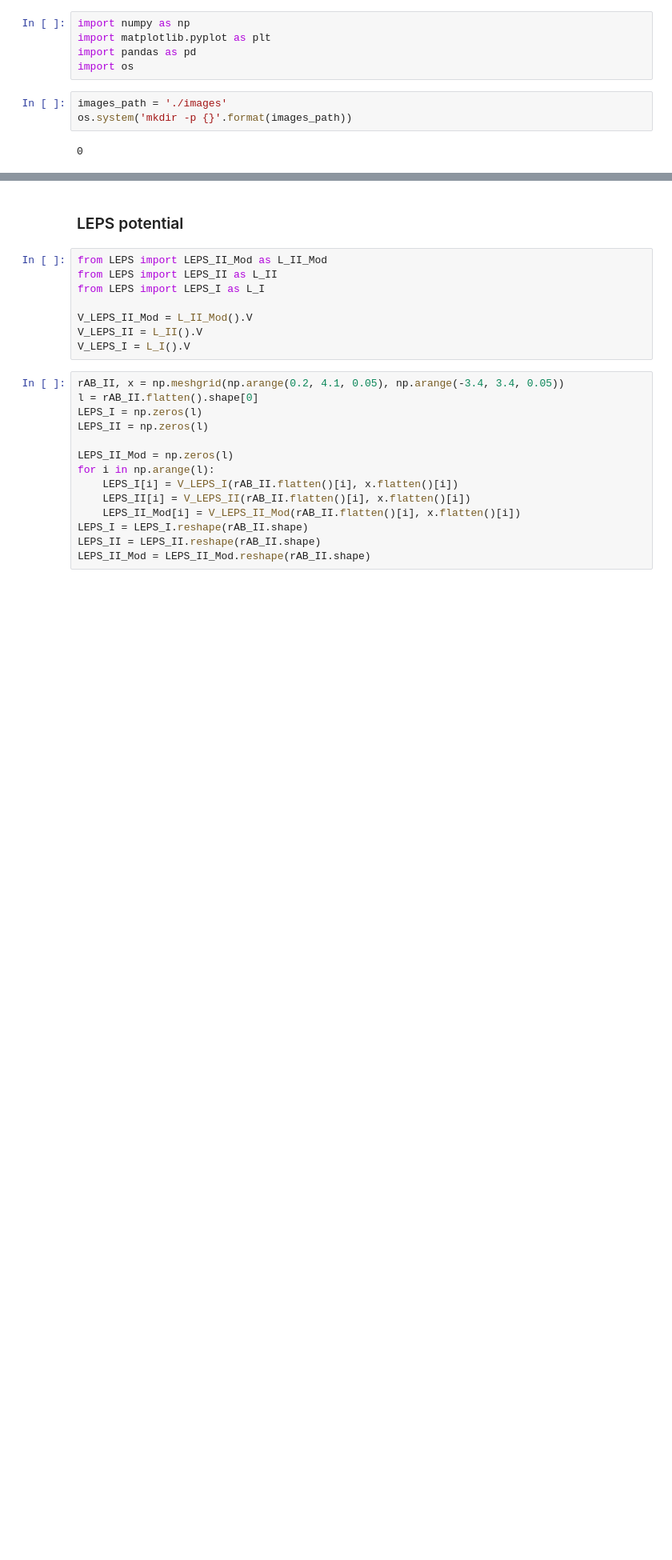
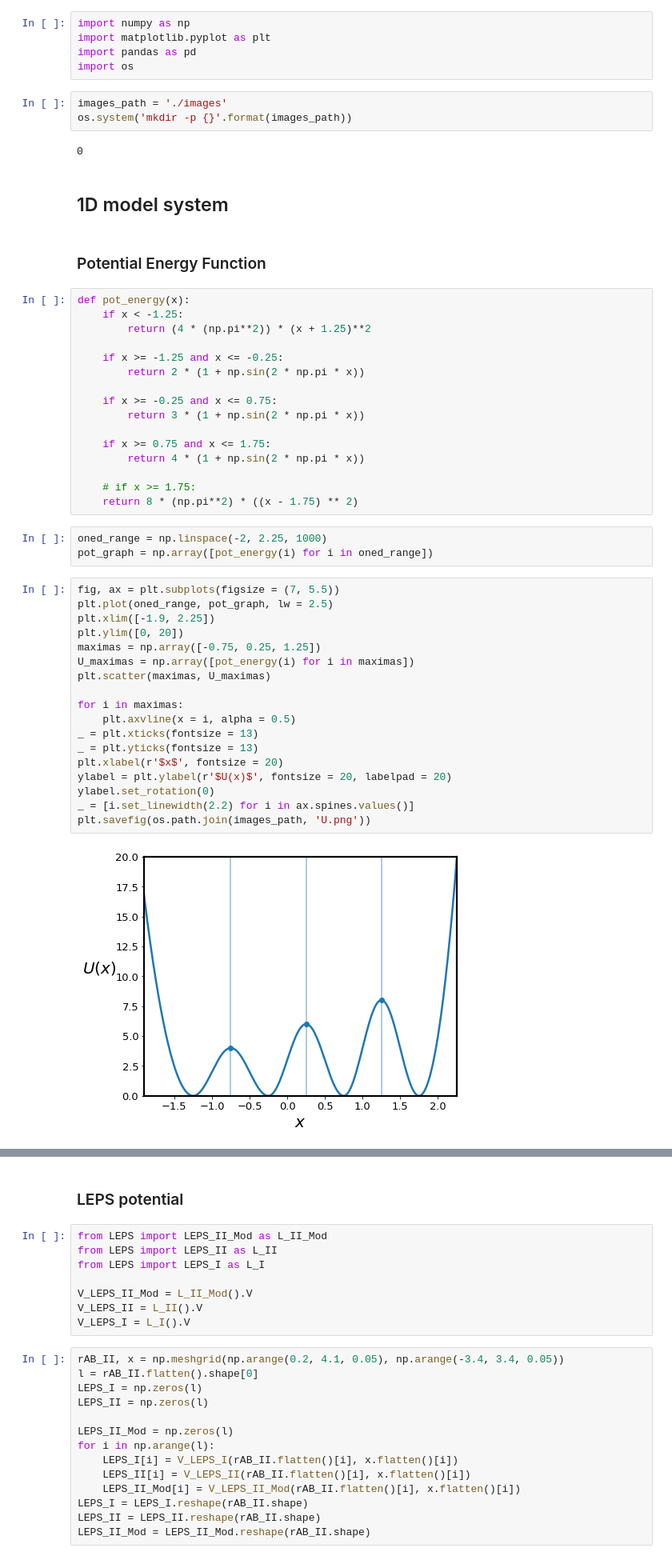
Before and after one commit to shaunak-badani/RENS, a Jupyter notebook: 1D_notebooks/All_figures_of_paper.ipynb, the cells around one changed output, grey strips where cells are left out. Shown: that part at 80% size. Drawn from its saved outputs; the diff is of its cells as text; blank space fills up the shorter version.

Commit message:
Updated figures notebook

```diff
--- a/1D_notebooks/All_figures_of_paper.ipynb
+++ b/1D_notebooks/All_figures_of_paper.ipynb
@@ -8,3 +8,46 @@ images_path = './images'
 os.system('mkdir -p {}'.format(images_path))
 # %% [output]
 0
+# %% [markdown]
+## 1D model system
+# %% [markdown]
+### Potential Energy Function
+# %%
+def pot_energy(x):
+    if x < -1.25:
+        return (4 * (np.pi**2)) * (x + 1.25)**2
+
+    if x >= -1.25 and x <= -0.25:
+        return 2 * (1 + np.sin(2 * np.pi * x))
+
+    if x >= -0.25 and x <= 0.75:
+        return 3 * (1 + np.sin(2 * np.pi * x))
+
+    if x >= 0.75 and x <= 1.75:
+        return 4 * (1 + np.sin(2 * np.pi * x))
+
+    # if x >= 1.75:
+    return 8 * (np.pi**2) * ((x - 1.75) ** 2)
+# %%
+oned_range = np.linspace(-2, 2.25, 1000)
+pot_graph = np.array([pot_energy(i) for i in oned_range])
+# %%
+fig, ax = plt.subplots(figsize = (7, 5.5))
+plt.plot(oned_range, pot_graph, lw = 2.5)
+plt.xlim([-1.9, 2.25])
+plt.ylim([0, 20])
+maximas = np.array([-0.75, 0.25, 1.25])
+U_maximas = np.array([pot_energy(i) for i in maximas])
+plt.scatter(maximas, U_maximas)
+
+for i in maximas:
+    plt.axvline(x = i, alpha = 0.5)
+_ = plt.xticks(fontsize = 13)
+_ = plt.yticks(fontsize = 13)
+plt.xlabel(r'$x$', fontsize = 20)
+ylabel = plt.ylabel(r'$U(x)$', fontsize = 20, labelpad = 20)
+ylabel.set_rotation(0)
+_ = [i.set_linewidth(2.2) for i in ax.spines.values()]
+plt.savefig(os.path.join(images_path, 'U.png'))
+# %% [output]
+[figure, added]
```
Also changed, not shown: parts of 17 cells of this notebook.
